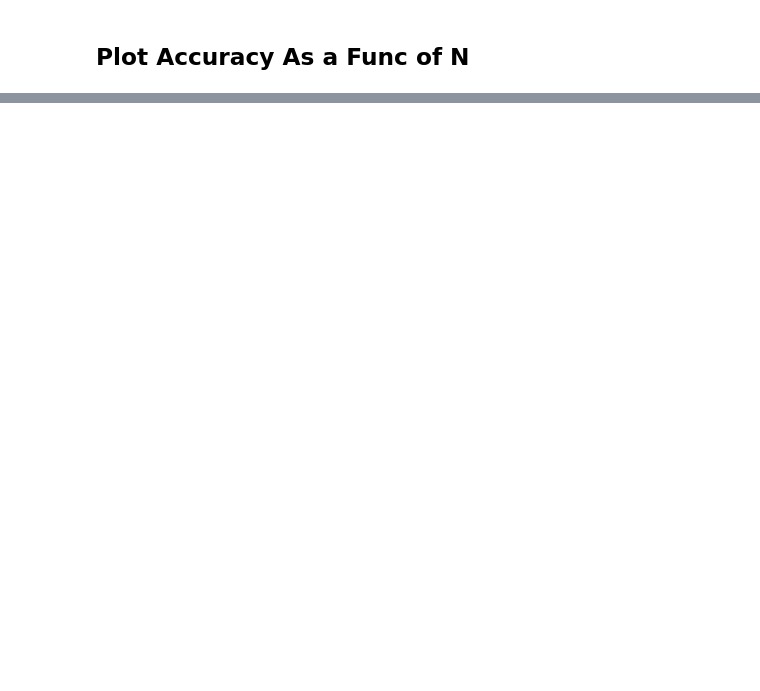
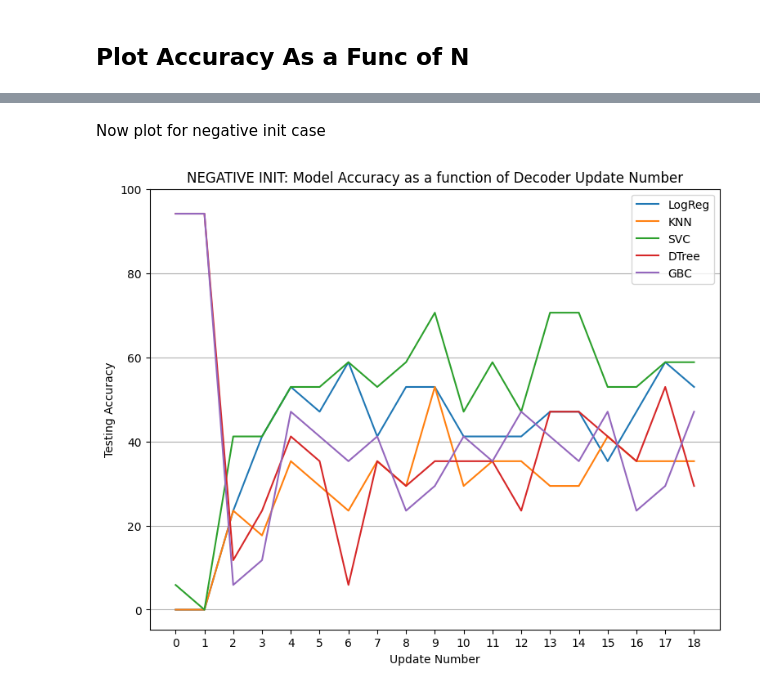
Before and after one commit to kdmalc/personalization-privacy-risk, a Jupyter notebook: 107_Dec_Model_Per_Cond.ipynb, the cells around one changed output, grey strips where cells are left out. Cells and saved outputs as stored; diff of their text form; code cells hidden in the pictures; blank space fills up the shorter version.

```diff
--- a/107_Dec_Model_Per_Cond.ipynb
+++ b/107_Dec_Model_Per_Cond.ipynb
@@ -180,0 +146,17 @@ eightn_test_df.head(10)
+# %%
+def make_all_update_models(flattened_input_df, my_metrics_columns=['Algorithm', 'One Off Acc', 'CV Acc', 'K Folds'], my_models_list=[LogisticRegression(), KNeighborsClassifier(), GaussianNB(), LinearSVC(), SGDClassifier(), DecisionTreeClassifier(), GradientBoostingClassifier()], make_df=True, full_test_df=pd.DataFrame()):
+
+    if make_df:
+        full_test_df = pd.DataFrame(columns=my_metrics_columns)
+
+    for i in range(19):
+        print(f"{i} of {19}")
+        ith_df, ith_test_df = nth_decoder_model(flattened_input_df, i, my_models_list, test=True)
+
+        full_test_df = pd.concat((full_test_df, ith_test_df))
+
+    full_test_df.drop('K Folds', axis=1, inplace=True)
+    full_test_df.drop('One Off Acc', axis=1, inplace=True)
+    full_test_df.drop('CV Acc', axis=1, inplace=True)
+
+    return full_test_df
@@ -180,0 +192,3 @@ eightn_test_df.head(10)
+# %%
+full_neg_test_df = make_all_update_models(neg_dec_expanded_df)
+full_neg_test_df.head(8)
@@ -236,0 +254,6 @@ NameError: name 'lr_df' is not defined
+# %%
+neg_lr_df = full_neg_test_df[full_neg_test_df['Algorithm']=='LogisticRegression()']
+neg_knn_df = full_neg_test_df[full_neg_test_df['Algorithm']=='KNeighborsClassifier()']
+neg_svc_df = full_neg_test_df[full_neg_test_df['Algorithm']=='LinearSVC()']
+neg_dt_df = full_neg_test_df[full_neg_test_df['Algorithm']=='DecisionTreeClassifier()']
+neg_gbt_df = full_neg_test_df[full_neg_test_df['Algorithm']=='GradientBoostingClassifier()']
@@ -236,0 +269,23 @@ NameError: name 'lr_df' is not defined
+# %% [markdown]
+Now plot for negative init case
+# %%
+skip_block = 0
+col_num = 1
+my_x_updates = list(range(19))[skip_block:]
+
+plt.figure(figsize=(9,7))
+plt.plot(my_x_updates, neg_lr_df.iloc[skip_block:, col_num], label='LogReg')
+plt.plot(my_x_updates, neg_knn_df.iloc[skip_block:, col_num], label='KNN')
+plt.plot(my_x_updates, neg_svc_df.iloc[skip_block:, col_num], label='SVC')
+plt.plot(my_x_updates, neg_dt_df.iloc[skip_block:, col_num], label='DTree')
+plt.plot(my_x_updates, neg_gbt_df.iloc[skip_block:, col_num], label='GBC')
+plt.xticks(np.arange(0, 19, 1.0))
+plt.yticks(np.arange(0, 120, 20.0))
+plt.grid(axis='y')
+plt.xlabel('Update Number')
+plt.ylabel('Testing Accuracy')
+plt.title('NEGATIVE INIT: Model Accuracy as a function of Decoder Update Number')
+plt.legend(loc='best')
+plt.show()
+# %% [output]
+[figure, added]
```
Also changed, not shown: parts of 28 cells of this notebook.
